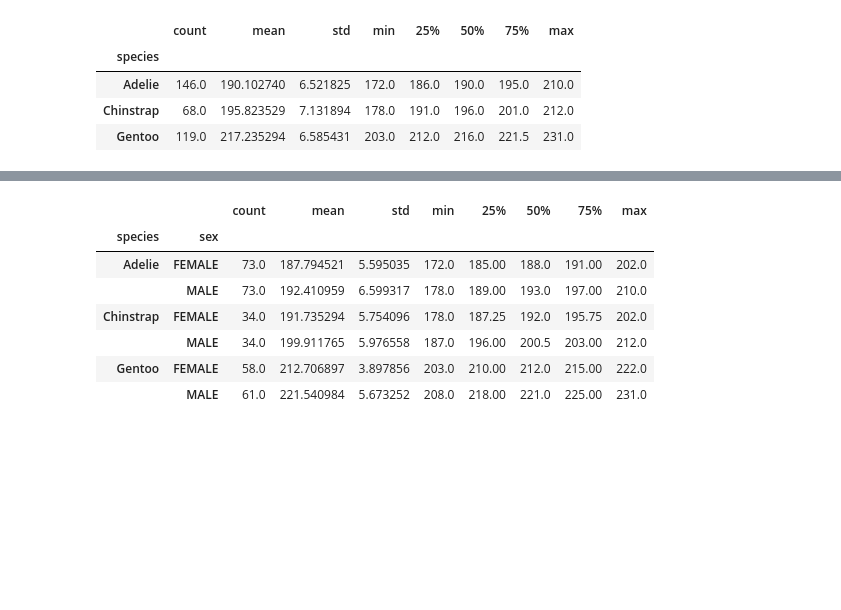
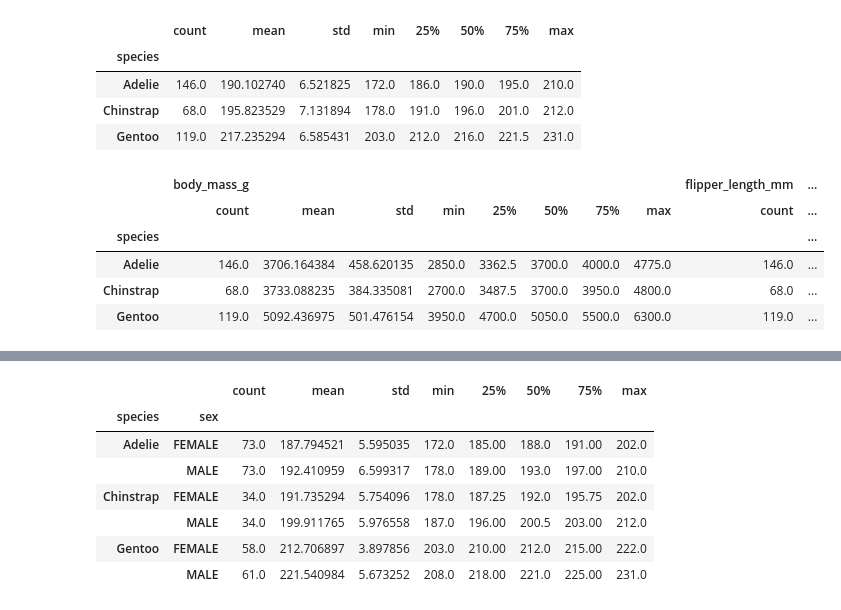
Before and after one commit to L-g00438909/my_work, a Jupyter notebook: penguins.ipynb, the cells around one changed output, grey strips where cells are left out. Drawn from its saved outputs; the diff is of its cells as text; code cells hidden in the pictures; blank space fills up the shorter version.

```diff
--- a/penguins.ipynb
+++ b/penguins.ipynb
@@ -200,3 +200,13 @@ df.groupby('species')['flipper_length_mm'].describe()
 | Adelie | 146.0 | 190.102740 | 6.521825 | 172.0 | 186.0 | 190.0 | 195.0 | 210.0 |
 | Chinstrap | 68.0 | 195.823529 | 7.131894 | 178.0 | 191.0 | 196.0 | 201.0 | 212.0 |
 | Gentoo | 119.0 | 217.235294 | 6.585431 | 203.0 | 212.0 | 216.0 | 221.5 | 231.0 |
+# %%
+# describe body mass and flipper length per species
+df.groupby('species')[['body_mass_g', 'flipper_length_mm']].describe()
+# %% [output]
+|  | body_mass_g |  |  |  |  |  |  |  | flipper_length_mm | ... |
+|  | count | mean | std | min | 25% | 50% | 75% | max | count | ... |
+| species |  |  |  |  |  |  |  |  |  | ... |
+| Adelie | 146.0 | 3706.164384 | 458.620135 | 2850.0 | 3362.5 | 3700.0 | 4000.0 | 4775.0 | 146.0 | ... |
+| Chinstrap | 68.0 | 3733.088235 | 384.335081 | 2700.0 | 3487.5 | 3700.0 | 3950.0 | 4800.0 | 68.0 | ... |
+| Gentoo | 119.0 | 5092.436975 | 501.476154 | 3950.0 | 4700.0 | 5050.0 | 5500.0 | 6300.0 | 119.0 | ... |
```
Also changed, not shown: parts of 4 cells of this notebook, 3 other files.
